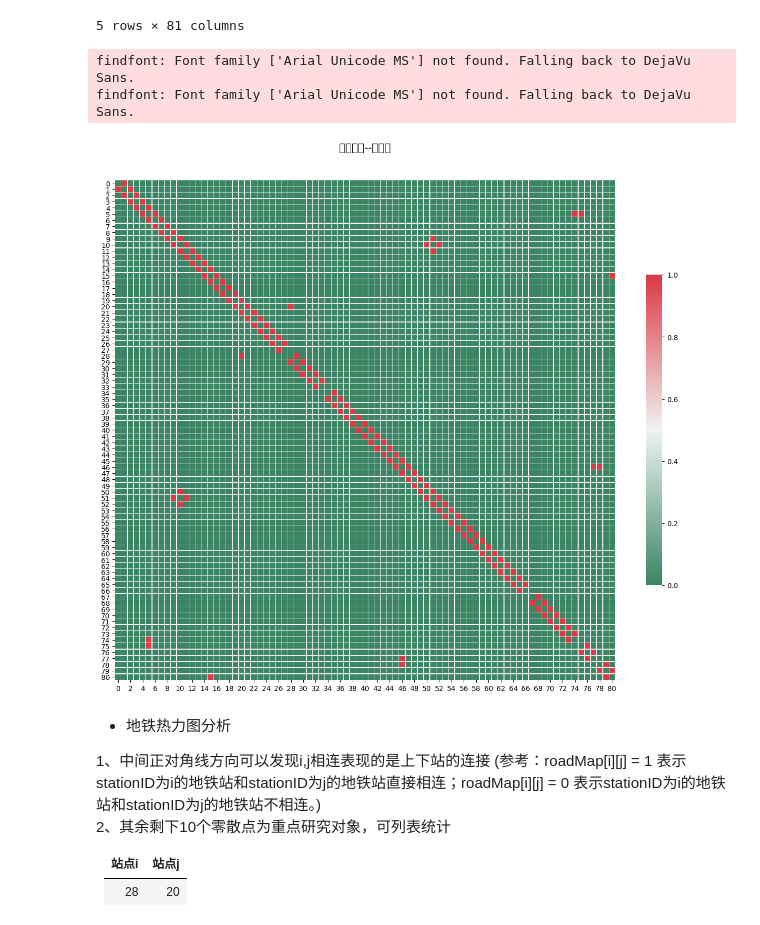
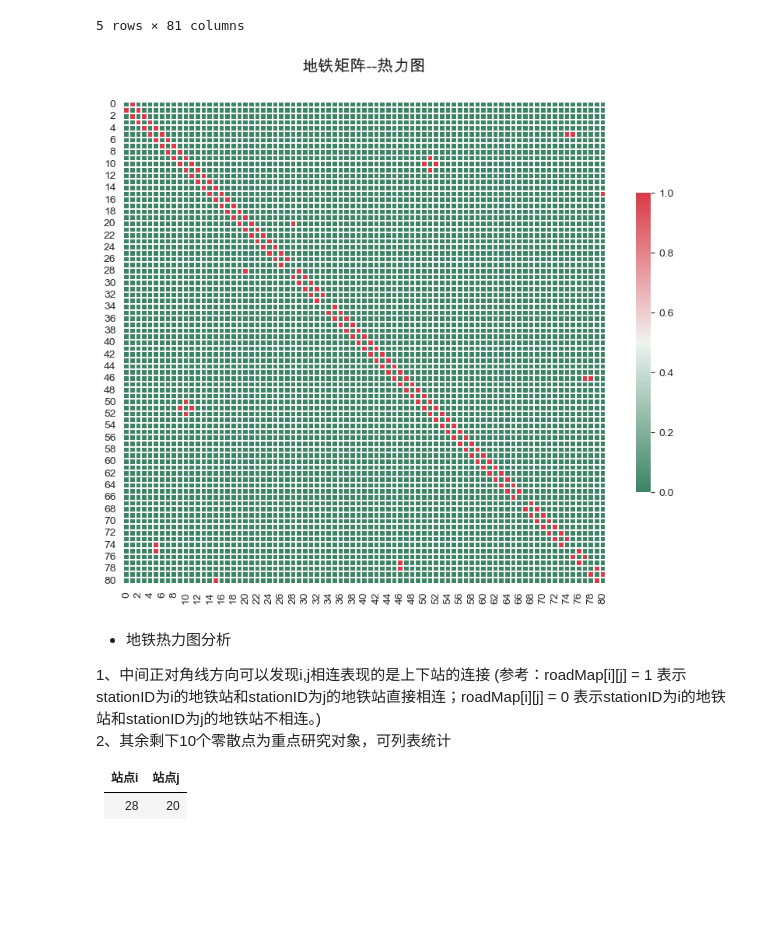
Before and after one commit to wfy0508/deepLeanrningScratch, a Jupyter notebook: summer/data_analysis/SubWay.ipynb, the cells around one changed output. Saved outputs shown, nothing was run; the diff lists cells and outputs as text; code cells hidden in the pictures; blank space fills up the shorter version.

```diff
--- a/summer/data_analysis/SubWay.ipynb
+++ b/summer/data_analysis/SubWay.ipynb
@@ -179,4 +143,0 @@ dtype: object
-# %%
-# 将 time 列中的 年月日 提取出来 填入 date1
-df['date1'] = pd.to_datetime(df['time'],format='%Y-%m-%d %H:%M:%S').dt.strftime('%Y-%m-%d')
-df.head()
@@ -190,4 +143,0 @@ df.head()
-# %%
-# 将 time 列中的 时分秒 提取出来 填入 date2 列
-df['date2'] = pd.to_datetime(df['time'],format='%Y-%m-%d %H:%M:%S').dt.strftime('%H:%M:%S')
-df.head()
@@ -203,4 +143,0 @@ df.head()
-# %%
-# 第2步：将 time 列 转换成可计算类型
-df['hours'] = pd.to_datetime(df['time'],format='%Y-%m-%d %H:%M:%S').dt.hour
-df.head()
@@ -256,9 +164,9 @@ df.shape
 # 查看地铁矩阵图
 import seaborn as sns
 
-road_map = pd.read_csv('/home/qingjiao/地铁交通数据分析/data/Metro_roadMap.csv')
-print(road_map.shape) #多了一列Unnamed
-road_map = road_map.drop(['Unnamed: 0'],axis=1)
+road_map = pd.read_csv(parent_path + '/dataset/Metro_roadMap.csv')
+print(road_map.shape)  #多了一列Unnamed
+road_map = road_map.drop(['Unnamed: 0'], axis=1)
 road_map.head(5)
 # %% [output]
 (81, 82)
@@ -272,26 +180,25 @@ road_map.head(5)
 # %%
 # TODO: 地铁矩阵--热力图
 # correlation heatmap of dataset
 def correlation_heatmap(df):
-    _ , ax = plt.subplots(figsize =(16, 16))
-    colormap = sns.diverging_palette(150, 10, as_cmap = True)
+    _, ax = plt.subplots(figsize=(10, 10))
+    colormap = sns.diverging_palette(150, 10, as_cmap=True)
 
     _ = sns.heatmap(
         df,
-        cmap = colormap,
+        cmap=colormap,
         square=True,
-        cbar_kws={'shrink':.5 },
+        cbar_kws={'shrink': .5},
         ax=ax,
-        linewidths=0.1,vmax=1.0, linecolor='white',
+        linewidths=0.1, vmax=1.0, linecolor='white',
     )
 
     plt.title('地铁矩阵--热力图', y=1.05, size=15)
 
+
 correlation_heatmap(road_map)
 # %% [output]
-findfont: Font family ['Arial Unicode MS'] not found. Falling back to DejaVu Sans.
-findfont: Font family ['Arial Unicode MS'] not found. Falling back to DejaVu Sans.
-[figure, old version]
+[figure, new version]
 # %% [markdown]
 - 地铁热力图分析
 
```
Also changed, not shown: parts of 70 cells of this notebook, 17 other files.
